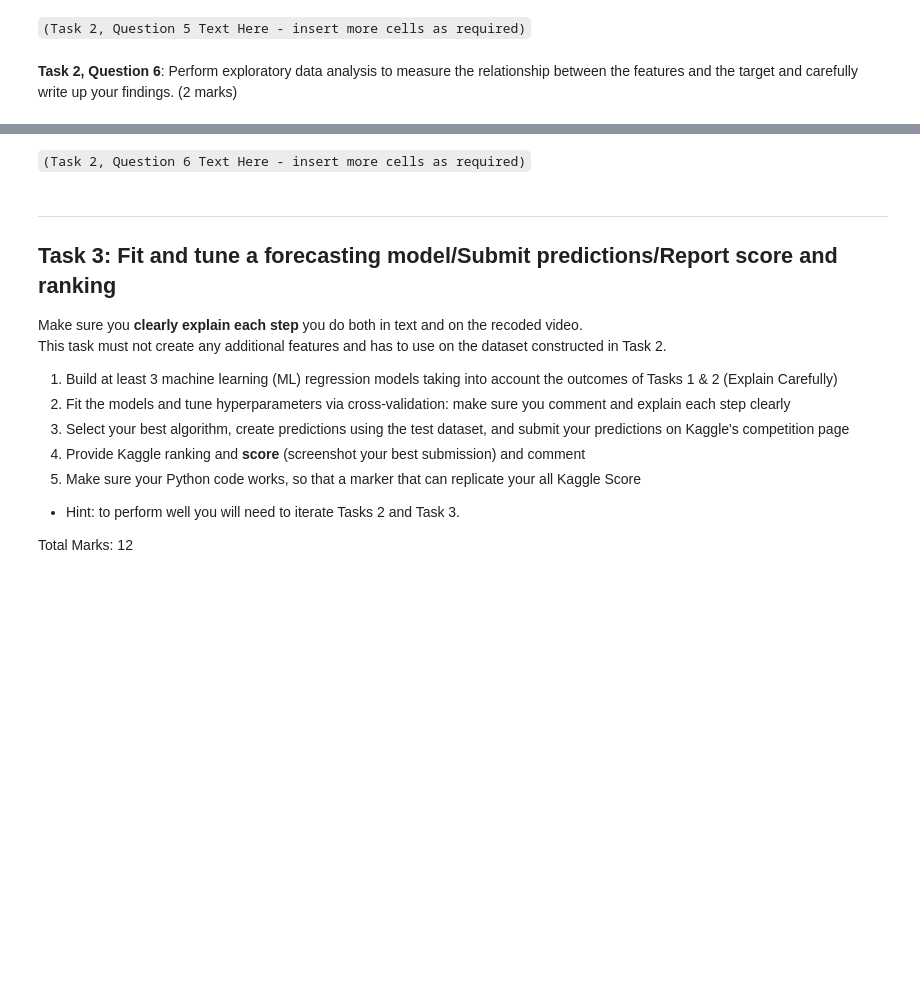
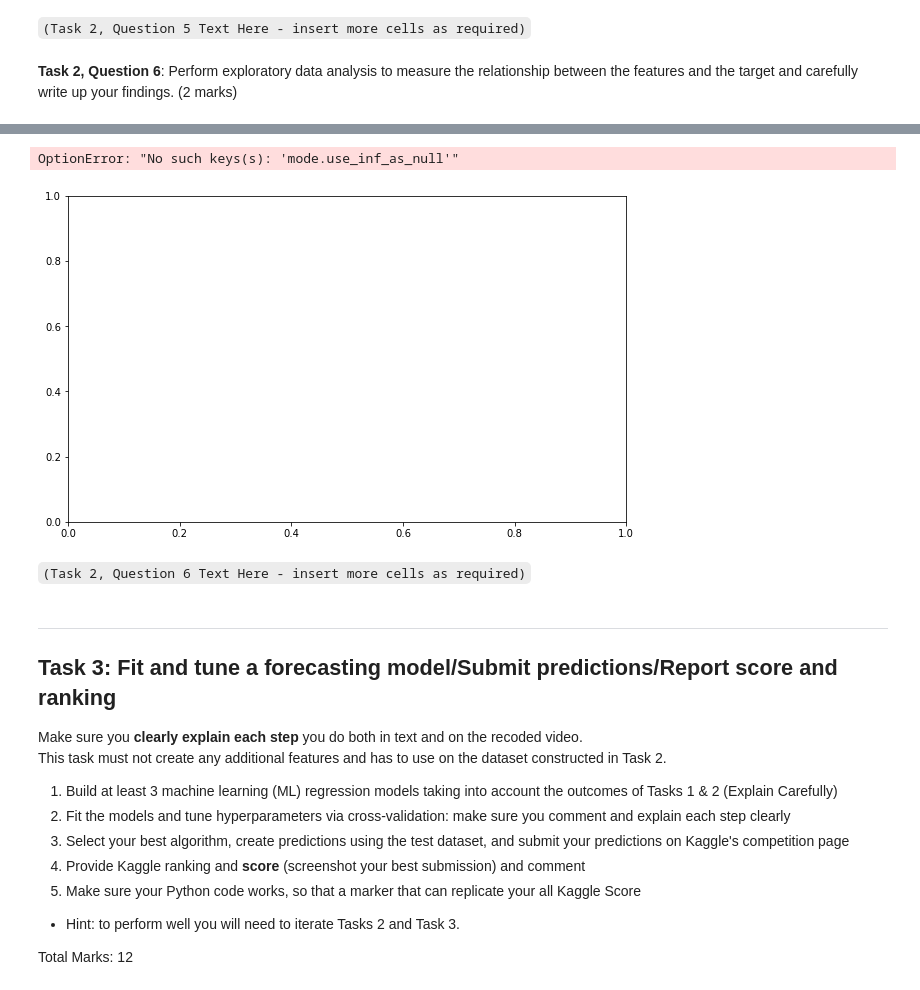
Before and after one commit to macRuslan/BUSA8001GroupProject, a Jupyter notebook: Group_Assignment_BUSA8001_PredictivePatrol.ipynb, the cells around one changed output, grey strips where cells are left out. Drawn from its saved outputs; the diff is of its cells as text; code cells hidden in the pictures; blank space fills up the shorter version.

```diff
--- a/Group_Assignment_BUSA8001_PredictivePatrol.ipynb
+++ b/Group_Assignment_BUSA8001_PredictivePatrol.ipynb
@@ -674,10 +610,0 @@ plt.show()
-# %%
-# Select the one-hot encoded categorical features for 'body_type'
-one_hot_encoded_features = ['body_type_Coupe', 'body_type_Hatchback', 'body_type_Pickup Truck', 'body_type_SUV / Crossover', 'body_type_Sedan', 'body_type_other']
-
-# Box plots for one-hot encoded 'body_type' features vs. price
-for feature in one_hot_encoded_features:
-    sns.boxplot(data=train_data, x=feature, y='price')
-    plt.xticks(rotation=45)
-    plt.title(f'Boxplot of {feature} vs Price')
-    plt.show()
@@ -691,3 +659,17 @@ for feature in one_hot_encoded_features:
+# %%
+import seaborn as sns
+import matplotlib.pyplot as plt
+
+numerical_features = train_data_cleaned.select_dtypes(include=['float64', 'int64']).columns.tolist()
+
+for feature in numerical_features:
+    plt.figure(figsize=(10, 6))
+    sns.histplot(train_data_cleaned[feature], kde=True)
+    plt.title(f'Distribution of {feature}')
+    plt.show()
+# %% [output]
+OptionError: "No such keys(s): 'mode.use_inf_as_null'"
+[figure, added]
 # %% [markdown]
 `(Task 2, Question 6 Text Here - insert more cells as required)`
 # %% [markdown]
```
Also changed, not shown: parts of 11 cells of this notebook.
